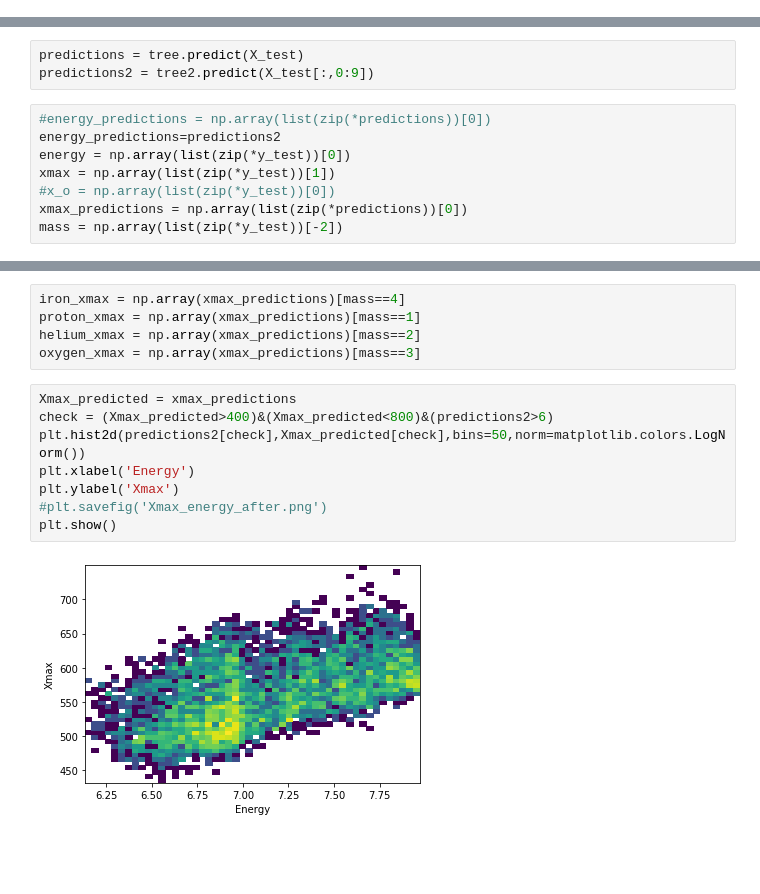
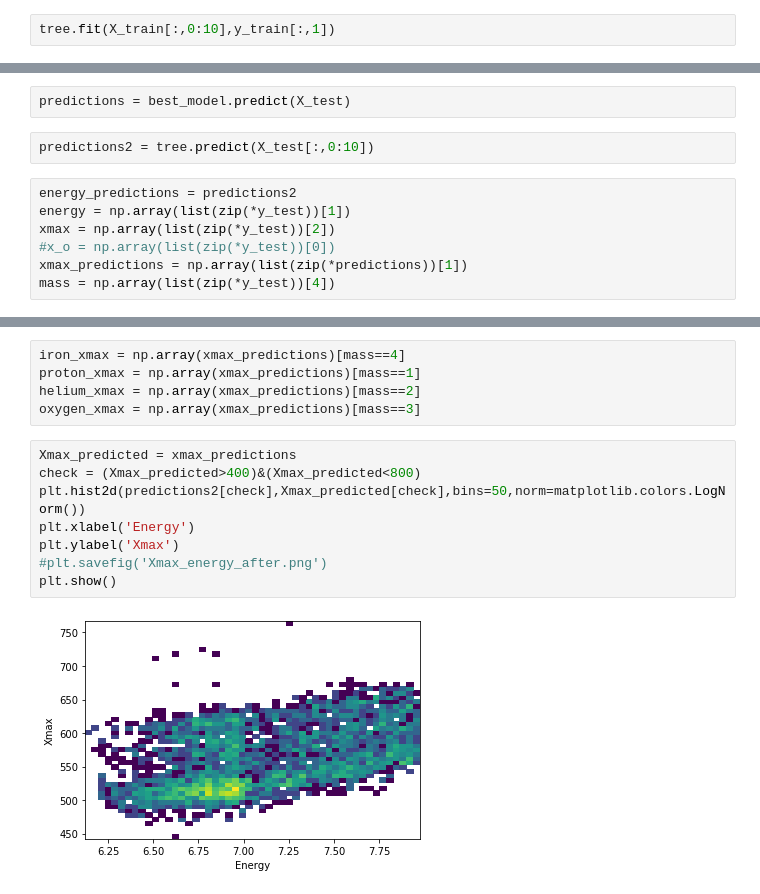
Before and after one commit to andyPhysics/CosmicRay, a Jupyter notebook: NN/NN_fitter-Copy1.ipynb, the cells around one changed output, grey strips where cells are left out. Cells and saved outputs as stored; diff of their text form; blank space fills up the shorter version.

```diff
--- a/NN/NN_fitter-Copy1.ipynb
+++ b/NN/NN_fitter-Copy1.ipynb
@@ -358,0 +415,2 @@ BaggingRegressor(base_estimator=DecisionTreeRegressor(ccp_alpha=0.0,
+# %%
+tree.fit(X_train[:,0:10],y_train[:,1])
@@ -359,11 +434,11 @@ BaggingRegressor(base_estimator=DecisionTreeRegressor(ccp_alpha=0.0,
+# %%
+predictions = best_model.predict(X_test)
 # %%
-predictions = tree.predict(X_test)
-predictions2 = tree2.predict(X_test[:,0:9])
+predictions2 = tree.predict(X_test[:,0:10])
 # %%
-#energy_predictions = np.array(list(zip(*predictions))[0])
-energy_predictions=predictions2
-energy = np.array(list(zip(*y_test))[0])
-xmax = np.array(list(zip(*y_test))[1])
+energy_predictions = predictions2
+energy = np.array(list(zip(*y_test))[1])
+xmax = np.array(list(zip(*y_test))[2])
 #x_o = np.array(list(zip(*y_test))[0])
-xmax_predictions = np.array(list(zip(*predictions))[0])
-mass = np.array(list(zip(*y_test))[-2])
+xmax_predictions = np.array(list(zip(*predictions))[1])
+mass = np.array(list(zip(*y_test))[4])
@@ -484,14 +538,14 @@ helium_xmax = np.array(xmax_predictions)[mass==2]
 oxygen_xmax = np.array(xmax_predictions)[mass==3]
 # %%
 Xmax_predicted = xmax_predictions
-check = (Xmax_predicted>400)&(Xmax_predicted<800)&(predictions2>6)
+check = (Xmax_predicted>400)&(Xmax_predicted<800)
 plt.hist2d(predictions2[check],Xmax_predicted[check],bins=50,norm=matplotlib.colors.LogNorm())
 plt.xlabel('Energy')
 plt.ylabel('Xmax')
 #plt.savefig('Xmax_energy_after.png')
 plt.show()
 # %% [output]
-[figure, old version]
+[figure, new version]
 # %%
 Xmax_predicted = proton_xmax
 check_proton = (Xmax_predicted>400)&(Xmax_predicted<800)
```
Also changed, not shown: parts of 78 cells of this notebook, 6 other files.
